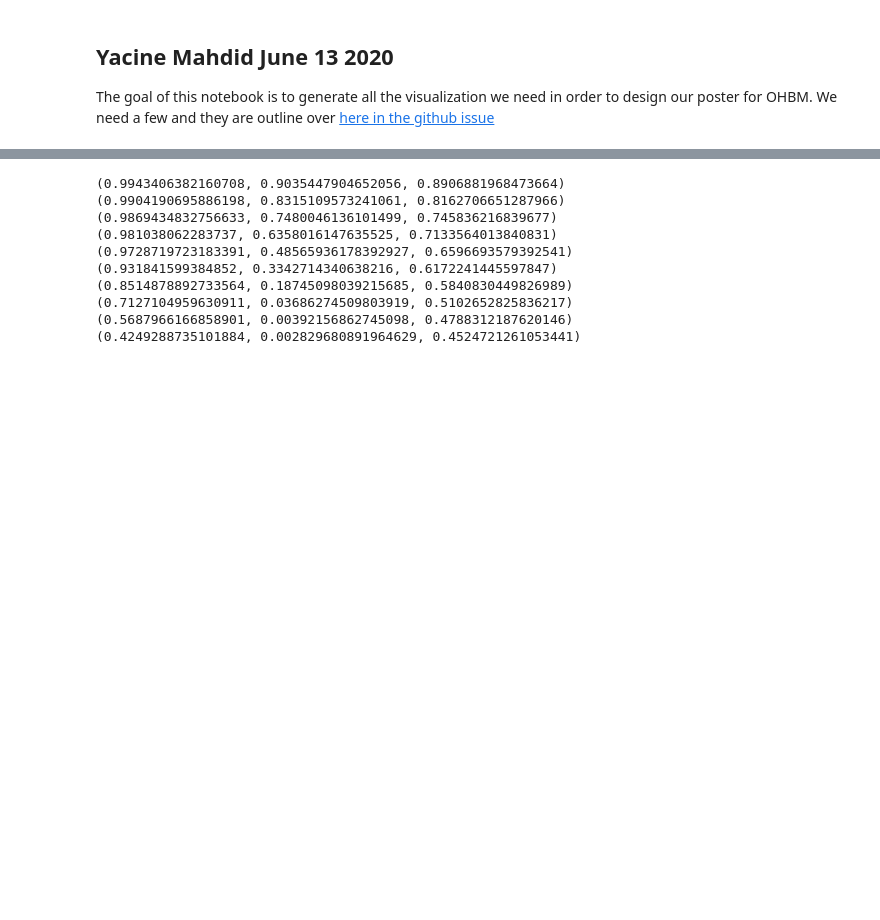
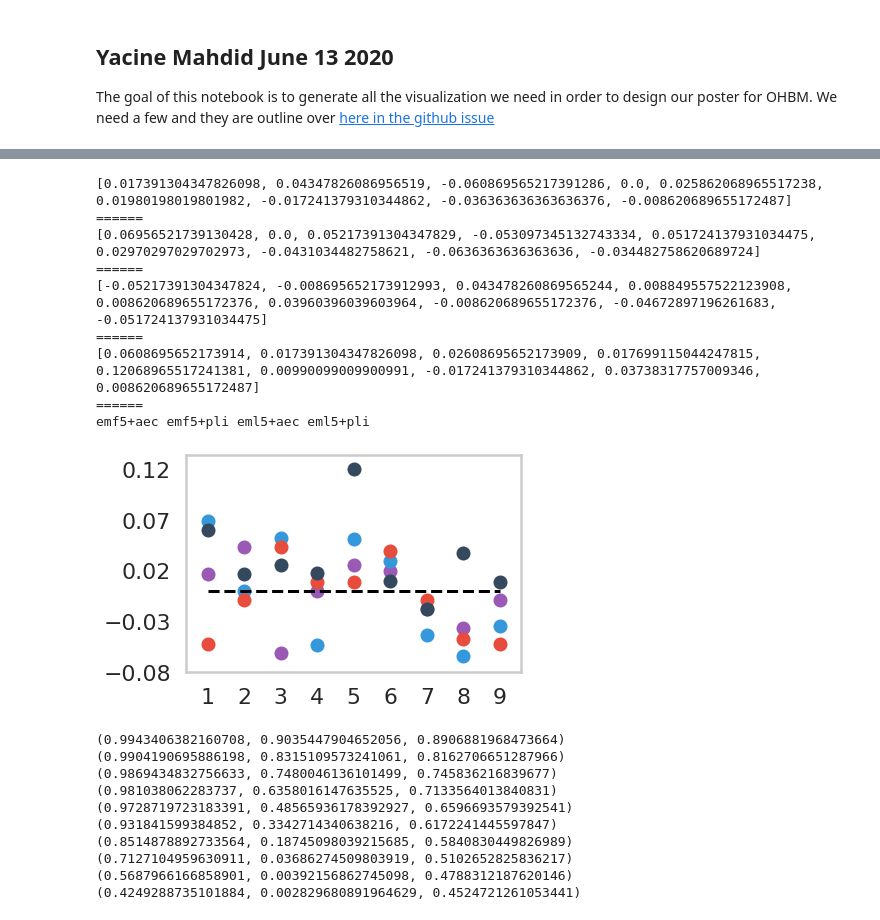
Before and after one commit to BIAPT/AEC-wPLI-comparison, a Jupyter notebook: milestones/2_ohbm_2020_poster_presentation/generate_visualization.ipynb, the cells around one changed output, grey strips where cells are left out. Cells and saved outputs as stored; diff of their text form; code cells hidden in the pictures; blank space fills up the shorter version.

```diff
--- a/milestones/2_ohbm_2020_poster_presentation/generate_visualization.ipynb
+++ b/milestones/2_ohbm_2020_poster_presentation/generate_visualization.ipynb
@@ -158,3 +203,39 @@ FileNotFoundError: [Errno 2] No such file or directory: '/home/yacine/Documents/
+# %%
+# In this one we want to reproduce the accuracy improvement for each participant given by weighted features
+flatui = ["#9b59b6", "#3498db",  "#e74c3c", "#34495e"]
+wei_improvements = []
+index = 0
+for epoch in ['emf5', 'eml5']:
+    for graph in ['aec', 'pli']:
+        wei_improvement = []
+        func_clf = load_pickle(f"{IN_DIR}best_clf_{graph}_{epoch}_func.pickle")
+        wei_clf = load_pickle(f"{IN_DIR}best_clf_{graph}_{epoch}_func-wei.pickle")
+
+        for func, wei in zip(func_clf['accuracies'], wei_clf['accuracies']):
+            wei_improvement.append(wei-func)
+
+        print(wei_improvement)
+        print("======")
+        plt.scatter([1,2,3,4,5,6,7,8,9], wei_improvement, color=flatui[index])
+        index = index + 1
+        wei_improvements.append(wei_improvement)
+
+plt.plot([1,2,3,4,5,6,7,8,9], [0,0,0,0,0,0,0,0,0], 'k--')
+plt.yticks(np.arange(-0.08, 0.15, 0.05))
+plt.xticks(np.arange(1,10,1))
+print("emf5+aec", "emf5+pli", "eml5+aec", "eml5+pli")
+save_figure(f"{OUT_DIR}participant_improvement_by_wei.png")
+# %% [output]
+[0.017391304347826098, 0.04347826086956519, -0.060869565217391286, 0.0, 0.025862068965517238, 0.01980198019801982, -0.017241379310344862, -0.036363636363636376, -0.008620689655172487]
+======
+[0.06956521739130428, 0.0, 0.05217391304347829, -0.053097345132743334, 0.051724137931034475, 0.02970297029702973, -0.0431034482758621, -0.0636363636363636, -0.034482758620689724]
+======
+[-0.05217391304347824, -0.008695652173912993, 0.043478260869565244, 0.008849557522123908, 0.008620689655172376, 0.03960396039603964, -0.008620689655172376, -0.04672897196261683, -0.051724137931034475]
+======
+[0.0608695652173914, 0.017391304347826098, 0.02608695652173909, 0.017699115044247815, 0.12068965517241381, 0.00990099009900991, -0.017241379310344862, 0.03738317757009346, 0.008620689655172487]
+======
+emf5+aec emf5+pli eml5+aec eml5+pli
+[figure, added]
 # %%
 sequential_colors = sns.color_palette("RdPu", 10)
 sns.palplot(sequential_colors)
```
Also changed, not shown: parts of 3 cells of this notebook, 2 other files.
